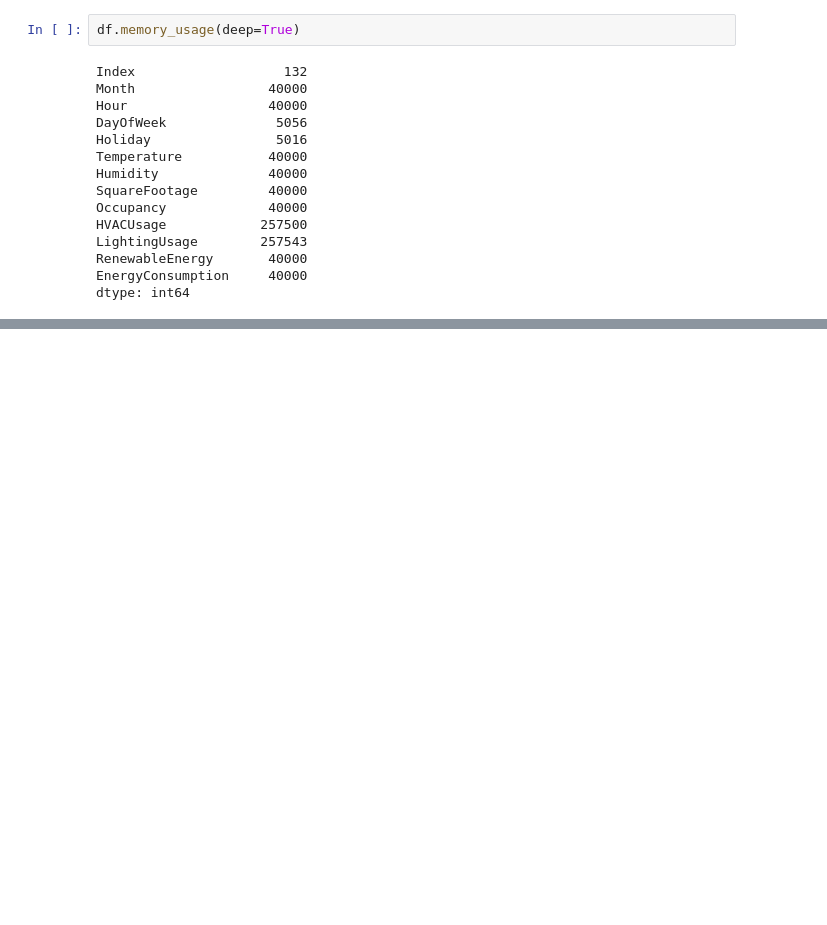
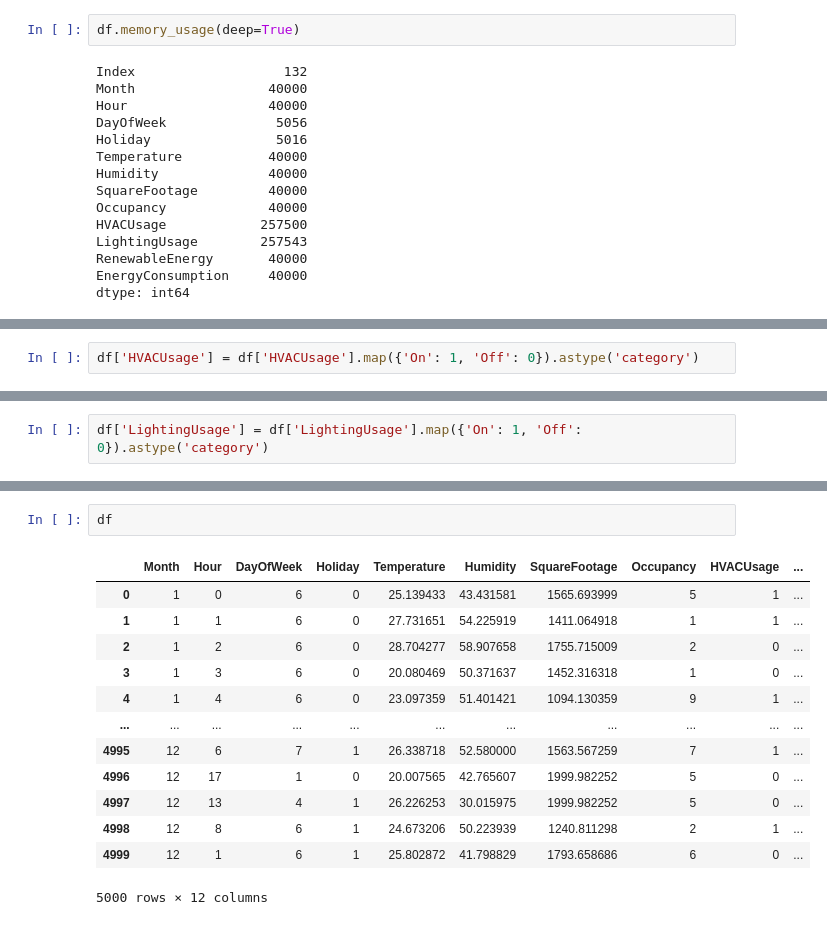
Before and after one commit to vinicuervo/Treinamento-ScitecJr-2026, a Jupyter notebook: aula2/atividade2.ipynb, the cells around one changed output, grey strips where cells are left out. Cells and saved outputs as stored; diff of their text form; blank space fills up the shorter version.

```diff
--- a/aula2/atividade2.ipynb
+++ b/aula2/atividade2.ipynb
@@ -86,0 +137,2 @@ dtype: int64
+# %%
+df['HVACUsage'] = df['HVACUsage'].map({'On': 1, 'Off': 0}).astype('category')
@@ -86,0 +189,2 @@ dtype: int64
+# %%
+df['LightingUsage'] = df['LightingUsage'].map({'On': 1, 'Off': 0}).astype('category')
@@ -86,0 +213,16 @@ dtype: int64
+# %%
+df
+# %% [output]
+|  | Month | Hour | DayOfWeek | Holiday | Temperature | Humidity | SquareFootage | Occupancy | HVACUsage | ... |
+| 0 | 1 | 0 | 6 | 0 | 25.139433 | 43.431581 | 1565.693999 | 5 | 1 | ... |
+| 1 | 1 | 1 | 6 | 0 | 27.731651 | 54.225919 | 1411.064918 | 1 | 1 | ... |
+| 2 | 1 | 2 | 6 | 0 | 28.704277 | 58.907658 | 1755.715009 | 2 | 0 | ... |
+| 3 | 1 | 3 | 6 | 0 | 20.080469 | 50.371637 | 1452.316318 | 1 | 0 | ... |
+| 4 | 1 | 4 | 6 | 0 | 23.097359 | 51.401421 | 1094.130359 | 9 | 1 | ... |
+| ... | ... | ... | ... | ... | ... | ... | ... | ... | ... | ... |
+| 4995 | 12 | 6 | 7 | 1 | 26.338718 | 52.580000 | 1563.567259 | 7 | 1 | ... |
+| 4996 | 12 | 17 | 1 | 0 | 20.007565 | 42.765607 | 1999.982252 | 5 | 0 | ... |
+| 4997 | 12 | 13 | 4 | 1 | 26.226253 | 30.015975 | 1999.982252 | 5 | 0 | ... |
+| 4998 | 12 | 8 | 6 | 1 | 24.673206 | 50.223939 | 1240.811298 | 2 | 1 | ... |
+| 4999 | 12 | 1 | 6 | 1 | 25.802872 | 41.798829 | 1793.658686 | 6 | 0 | ... |
+5000 rows × 12 columns
```
Also changed, not shown: parts of 17 cells of this notebook, 1 other file.
